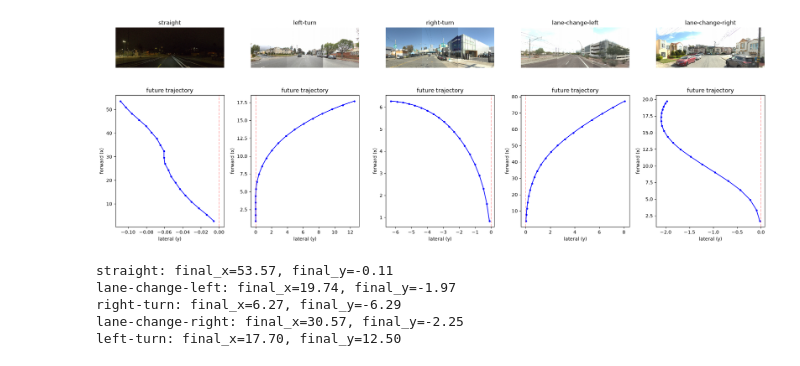
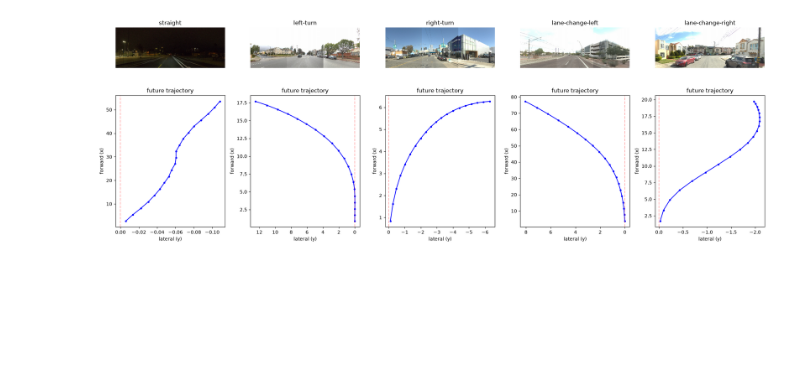
Before and after one commit to dawsofd/waymo-maneuver-prediction, a Jupyter notebook: notebooks/maneuver_analysis.ipynb, the cells around one changed output. Cells and saved outputs as stored; diff of their text form; code cells hidden in the pictures; blank space fills up the shorter version.

```diff
--- a/notebooks/maneuver_analysis.ipynb
+++ b/notebooks/maneuver_analysis.ipynb
@@ -47,40 +47,34 @@ for fname in files:
     if segment_id in used_segments:
         continue
     modality = data['_modality_data'].item()
     future = modality[Modality.FUTURE_STATES]
     if future.isEmpty:
         continue
     xs = future.get(TrajectoryComponent.X).flatten()
     ys = future.get(TrajectoryComponent.Y).flatten()
     maneuver = classify_future_maneuver(xs, ys)
     if maneuver in target_classes and maneuver not in examples:
         img = modality[Modality.CAMERAS]
         examples[maneuver] = (img, xs, ys)
         used_segments.add(segment_id)
 
 fig, axes = plt.subplots(2, 5, figsize=(20, 8))
 for i, cls in enumerate(target_classes):
     img, xs, ys = examples[cls]
+    # image
     axes[0, i].imshow(np.array(img))
     axes[0, i].set_title(cls)
     axes[0, i].axis('off')
+    # trajectory
     axes[1, i].plot(ys, xs, 'b-o', markersize=3)
+    axes[1, i].invert_xaxis()
     axes[1, i].set_title('future trajectory')
     axes[1, i].set_xlabel('lateral (y)')
     axes[1, i].set_ylabel('forward (x)')
     axes[1, i].axvline(0, color='r', linestyle='--', alpha=0.3)
 
 plt.tight_layout()
 plt.savefig('maneuver_examples_fixed.png', dpi=150)
 plt.show()
 # %% [output]
-[figure, old version]
+[figure, new version]
-# %%
-for cls, (img, xs, ys) in examples.items():
-    print(f'{cls}: final_x={xs[-1]:.2f}, final_y={ys[-1]:.2f}')
-# %% [output]
-straight: final_x=53.57, final_y=-0.11
-lane-change-left: final_x=19.74, final_y=-1.97
-right-turn: final_x=6.27, final_y=-6.29
-lane-change-right: final_x=30.57, final_y=-2.25
-left-turn: final_x=17.70, final_y=12.50
```
